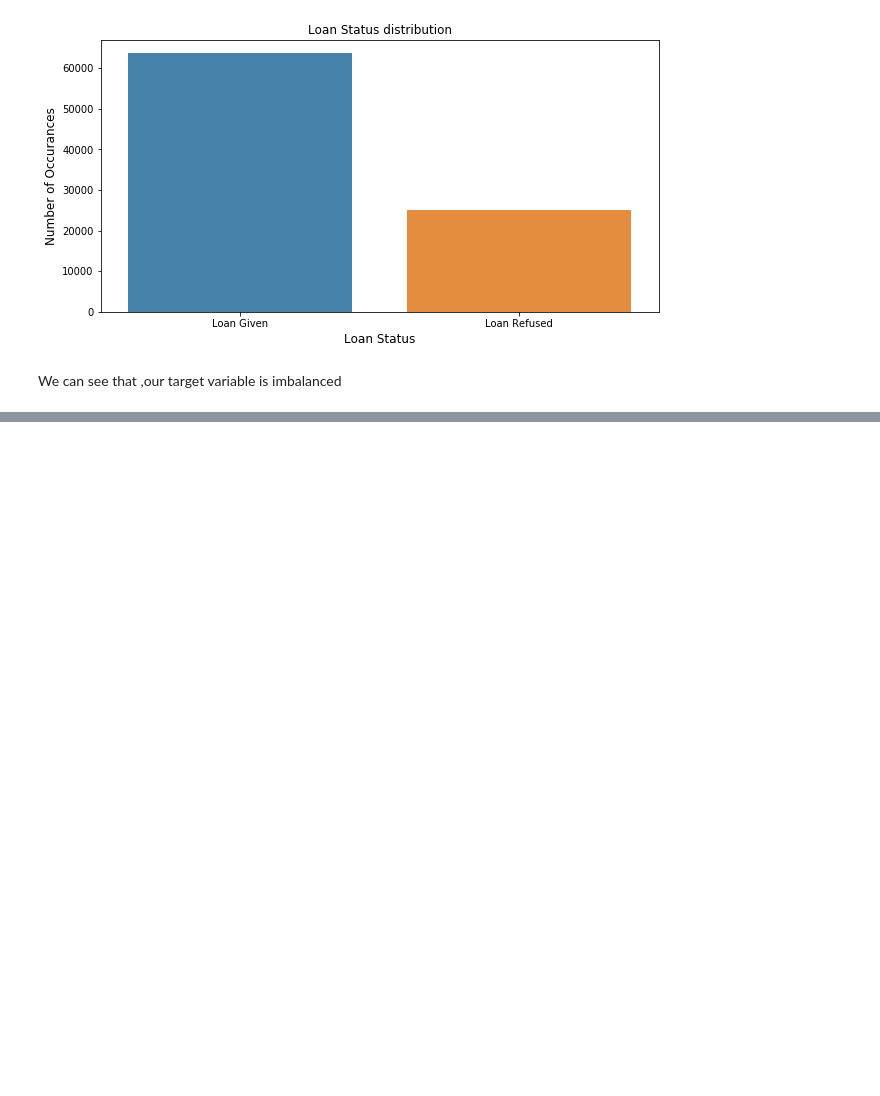
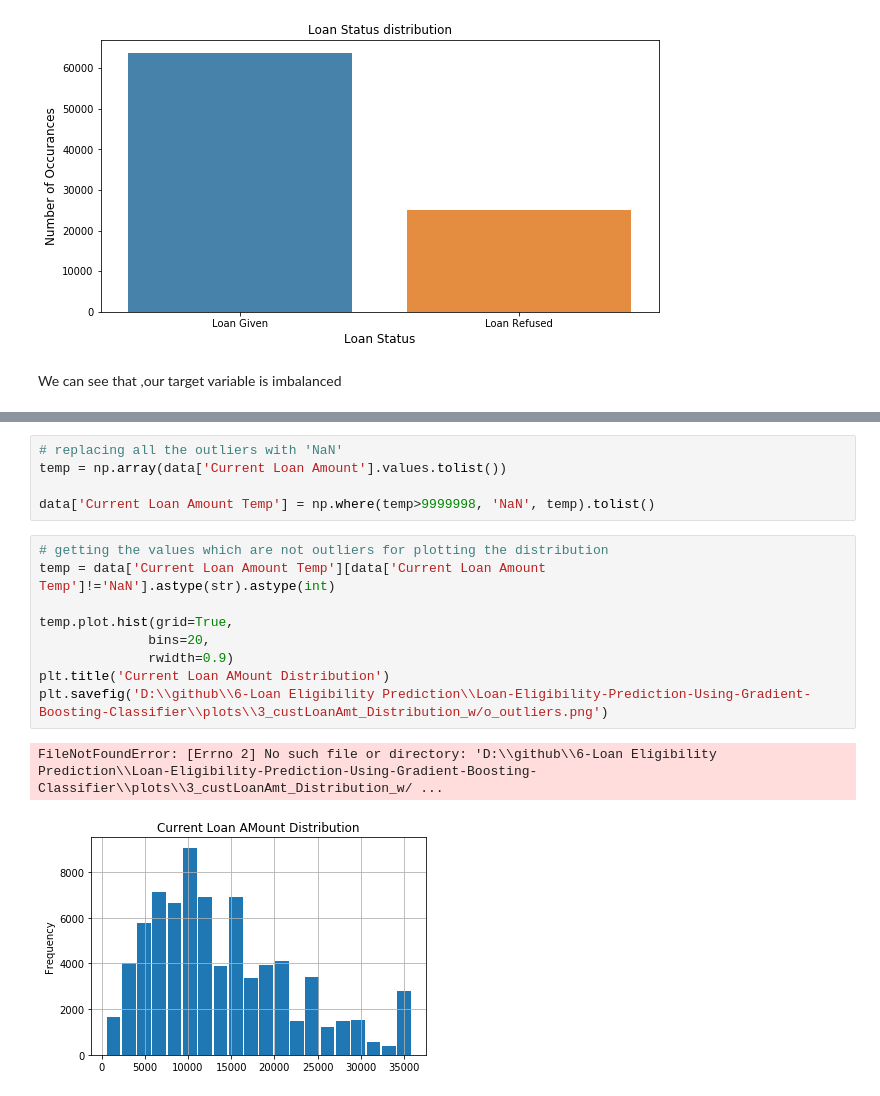
Before and after one commit to sukesh-reddy/Loan-Eligibility-Prediction-Using-Gradient-Boosting-Classifier, a Jupyter notebook: Loan Prediction.ipynb, the cells around one changed output, grey strips where cells are left out. Saved outputs shown, nothing was run; the diff lists cells and outputs as text; blank space fills up the shorter version.

```diff
--- a/Loan Prediction.ipynb
+++ b/Loan Prediction.ipynb
@@ -150,0 +201,17 @@ We can see that ,our target variable is imbalanced
+# %%
+# replacing all the outliers with 'NaN'
+temp = np.array(data['Current Loan Amount'].values.tolist())
+
+data['Current Loan Amount Temp'] = np.where(temp>9999998, 'NaN', temp).tolist()
+# %%
+# getting the values which are not outliers for plotting the distribution
+temp = data['Current Loan Amount Temp'][data['Current Loan Amount Temp']!='NaN'].astype(str).astype(int)
+
+temp.plot.hist(grid=True,
+              bins=20,
+              rwidth=0.9)
+plt.title('Current Loan AMount Distribution')
+plt.savefig('D:\\github\\6-Loan Eligibility Prediction\\Loan-Eligibility-Prediction-Using-Gradient-Boosting-Classifier\\plots\\3_custLoanAmt_Distribution_w/o_outliers.png')
+# %% [output]
+FileNotFoundError: [Errno 2] No such file or directory: 'D:\\github\\6-Loan Eligibility Prediction\\Loan-Eligibility-Prediction-Using-Gradient-Boosting-Classifier\\plots\\3_custLoanAmt_Distribution_w/ ...
+[figure, added]
```
Also changed, not shown: parts of 10 cells of this notebook, 2 other files.
